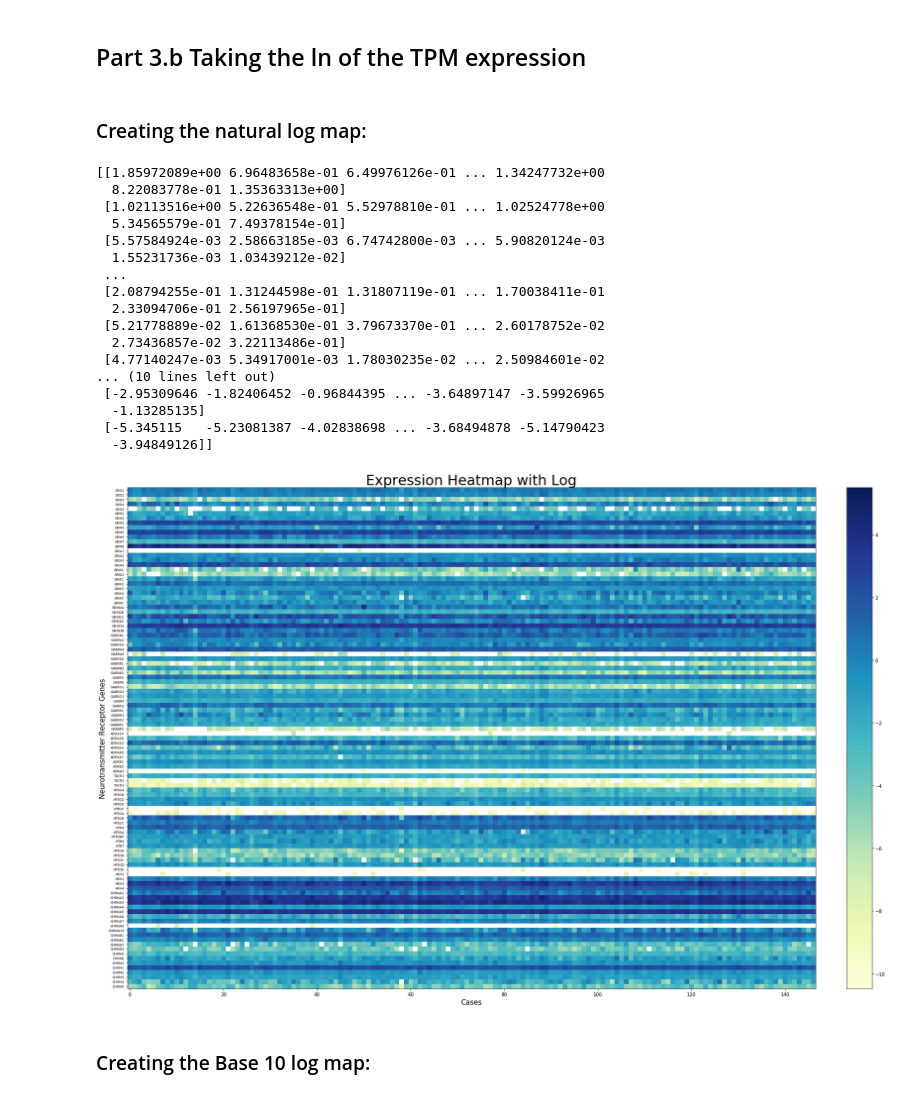
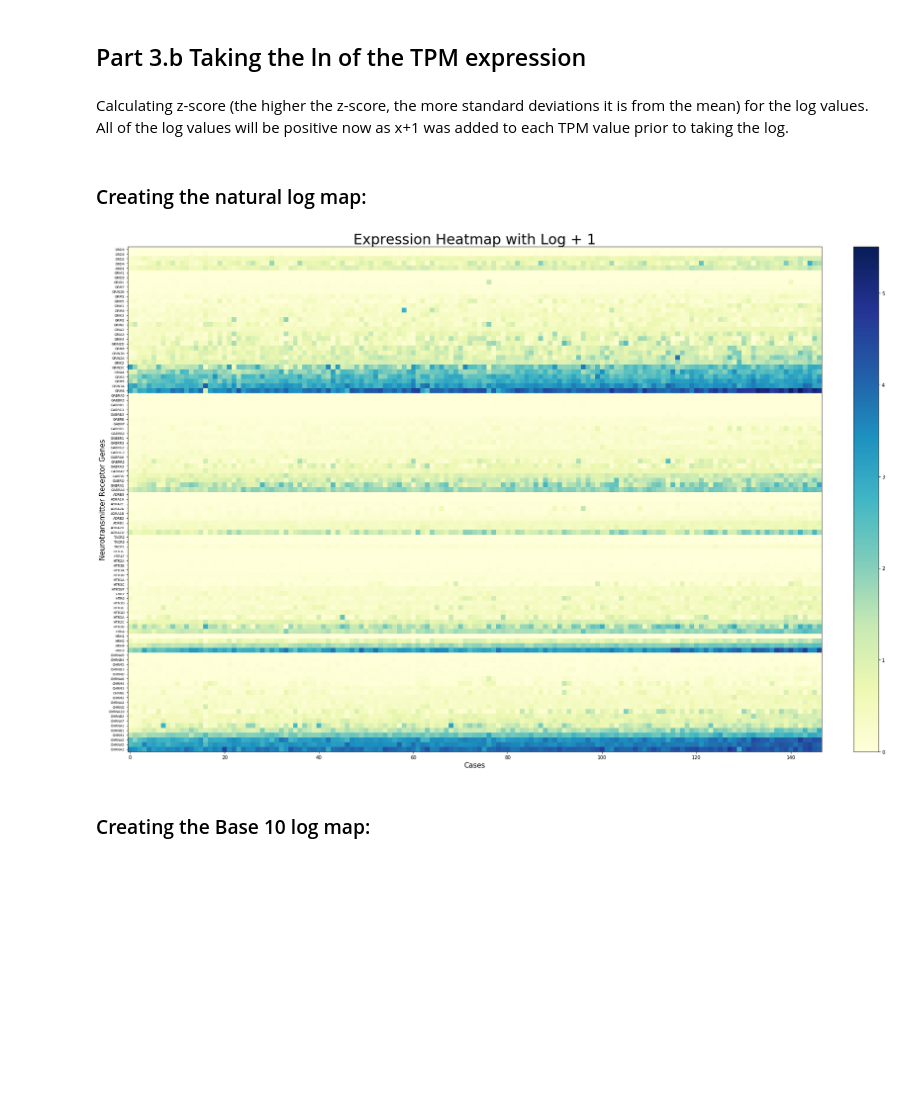
Before and after one commit to sophiaho/broad-work, a Jupyter notebook: cancer_expression_heatmap.ipynb, the cells around one changed output. Cells and saved outputs as stored; diff of their text form; code cells hidden in the pictures; blank space fills up the shorter version.

```diff
--- a/cancer_expression_heatmap.ipynb
+++ b/cancer_expression_heatmap.ipynb
@@ -201,3 +203,16 @@ draw_expression_heatmap(rnaseq, receptor_gene_list)
+# %%
+def z_score(numpy_table):
+    stats.zscore(numpy_table)
+    return numpy_table
+# %%
+def convert_numpy_to_pandas(numpy_table, table_columns):
+    pandas_table = pd.DataFrame(numpy_table, columns=table_columns)
+    pandas_table.insert(0, 'hgnc_symbol', receptor_gene_list)
+    return pandas_table
+# %%
+def convert_pandas_to_numpy(pandas_table):
+    as_numpy = pandas_table.drop('hgnc_symbol', axis=1)
+    return as_numpy.to_numpy(dtype=float)
 # %% [markdown]
 
 
@@ -207,12 +224,12 @@ If you want a natural log plot, include 'natural' in the arguments, and 'base-10
 # %%
-def draw_expression_log_heatmap(table, y_axis_list, log_type):
+def draw_expression_log_heatmap(table, y_axis_list, log_type, compute_zscore, sort):
     # convert this dataframe made with the pandas library to an array that is usable with the numpy
     # library to create heatmap
     htseq_count_values = table.drop('hgnc_symbol', axis=1)
     expression_grid = htseq_count_values.to_numpy(copy=True, dtype=float)
 
+    expression_grid = expression_grid + 1
     # print (expression_grid)
-    np.seterr(divide = 'ignore')
 
     if log_type == 'natural':
         expression_logged = np.log(expression_grid)
@@ -222,6 +239,14 @@ def draw_expression_log_heatmap(table, y_axis_list, log_type):
         expression_logged = expression_grid
 
     # print(expression_logged)
+    if compute_zscore:
+        expression_logged = z_score(expression_logged)
+
+    if sort:
+        expression_logged_pandas = convert_numpy_to_pandas(expression_logged, rnaseq_columns[1:])
+        expression_logged_pandas_sorted = sort_table(expression_logged_pandas)
+        y_axis_list = expression_logged_pandas_sorted['hgnc_symbol'].tolist()
+        expression_logged = convert_pandas_to_numpy(expression_logged_pandas_sorted)
 
     fig, ax = plt.subplots()
     # it's cmap='Blues_r' to change the color scheme
@@ -242,7 +267,7 @@ def draw_expression_log_heatmap(table, y_axis_list, log_type):
 
     fig.colorbar(im, fraction = 0.046, pad = 0.04)
 
-    ax.set_title("Expression Heatmap with Log", fontsize=30, ha='center')
+    ax.set_title("Expression Heatmap with Log + 1", fontsize=30, ha='center')
     fig.tight_layout()
     plt.show()
 
@@ -657,29 +640,14 @@ draw_expression_heatmap(rnaseq_tpm, rnaseq_tpm['hgnc_symbol'].tolist())
 [figure]
 # %% [markdown]
 ## Part 3.b Taking the ln of the TPM expression
+# %% [markdown]
+Calculating z-score (the higher the z-score, the more standard deviations it is from the mean) for the log values. All of the log values will be positive now as x+1 was added to each TPM value prior to taking the log.
 # %% [markdown]
 ### Creating the natural log map:
 # %%
-draw_expression_log_heatmap(rnaseq_tpm, rnaseq_tpm['hgnc_symbol'].tolist(), 'natural')
+draw_expression_log_heatmap(rnaseq_tpm, rnaseq_tpm['hgnc_symbol'].tolist(), 'natural', True, True)
 # %% [output]
-[[1.85972089e+00 6.96483658e-01 6.49976126e-01 ... 1.34247732e+00
-  8.22083778e-01 1.35363313e+00]
- [1.02113516e+00 5.22636548e-01 5.52978810e-01 ... 1.02524778e+00
-  5.34565579e-01 7.49378154e-01]
- [5.57584924e-03 2.58663185e-03 6.74742800e-03 ... 5.90820124e-03
-  1.55231736e-03 1.03439212e-02]
- ...
- [2.08794255e-01 1.31244598e-01 1.31807119e-01 ... 1.70038411e-01
-  2.33094706e-01 2.56197965e-01]
- [5.21778889e-02 1.61368530e-01 3.79673370e-01 ... 2.60178752e-02
-  2.73436857e-02 3.22113486e-01]
- [4.77140247e-03 5.34917001e-03 1.78030235e-02 ... 2.50984601e-02
-... (10 lines left out)
- [-2.95309646 -1.82406452 -0.96844395 ... -3.64897147 -3.59926965
-  -1.13285135]
- [-5.345115   -5.23081387 -4.02838698 ... -3.68494878 -5.14790423
-  -3.94849126]]
-[figure, old version]
+[figure, new version]
 # %% [markdown]
 ### Creating the Base 10 log map:
 # %%
```
Also changed, not shown: parts of 23 cells of this notebook.
